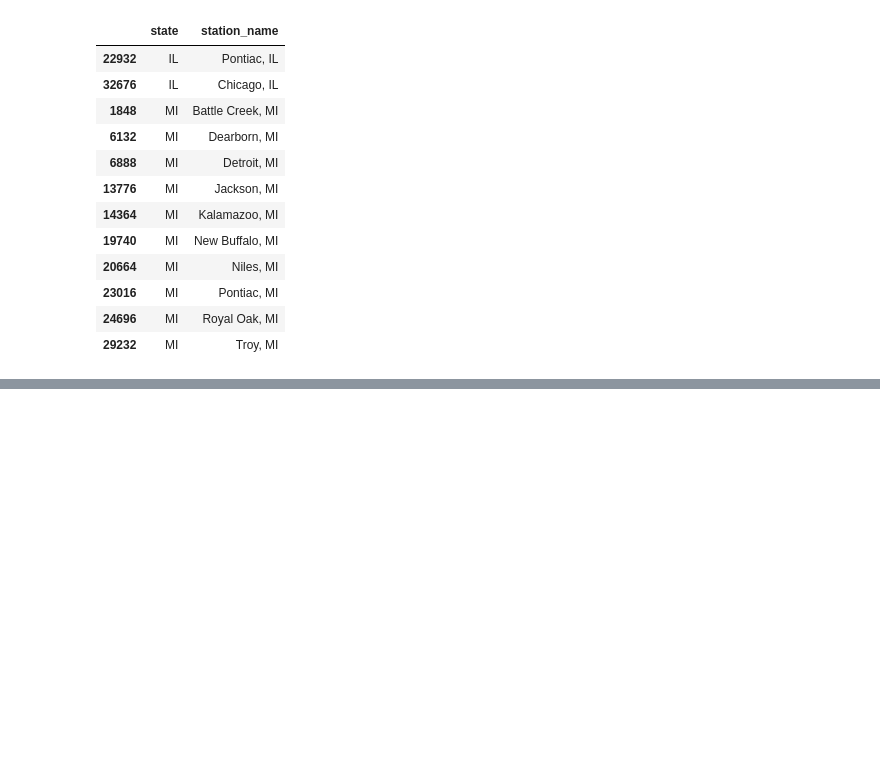
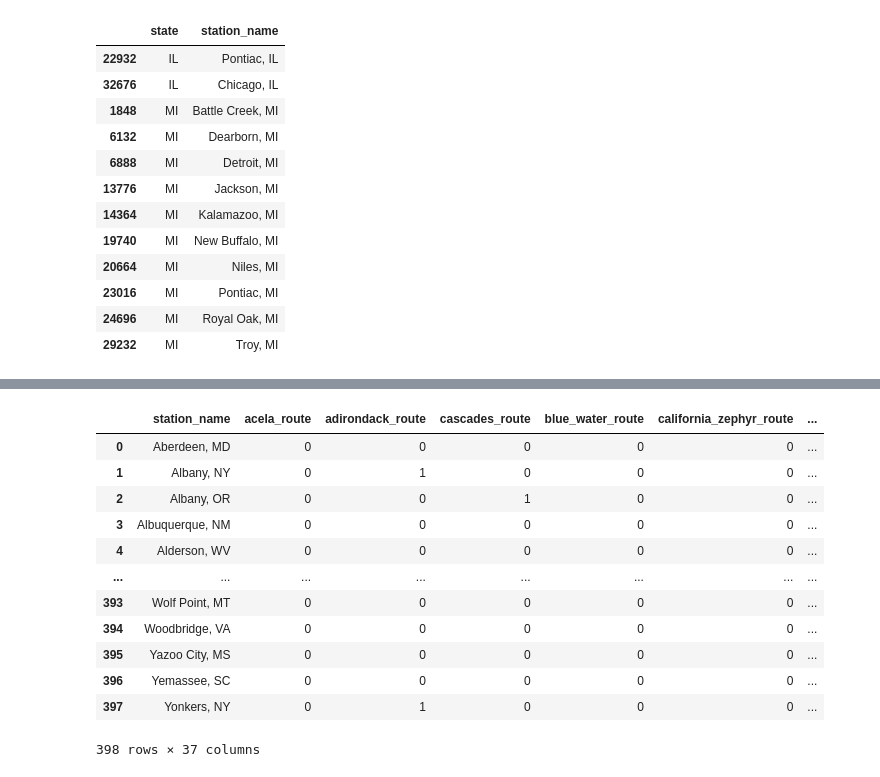
Before and after one commit to statzenthusiast921/amtrak_analysis, a Jupyter notebook: scripts/Adding in Route Data 07.13.24.ipynb, the cells around one changed output, grey strips where cells are left out. Drawn from its saved outputs; the diff is of its cells as text; code cells hidden in the pictures; blank space fills up the shorter version.

```diff
--- a/scripts/Adding in Route Data 07.13.24.ipynb
+++ b/scripts/Adding in Route Data 07.13.24.ipynb
@@ -199,0 +226,41 @@ test['station_name'].unique().tolist()
+# %%
+amtrak_df['num_routes'] = amtrak_df['acela_route'] + amtrak_df['adirondack_route'] + amtrak_df['cascades_route'] + amtrak_df['blue_water_route'] + amtrak_df['california_zephyr_route'] + amtrak_df['capital_corridor_route'] + amtrak_df['capital_limited_route'] + amtrak_df['cardinal_route'] + amtrak_df['carl_sandburg_route'] + amtrak_df['carolian_route'] + amtrak_df['city_of_new_orleans_route'] + amtrak_df['coast_starlight_route'] + amtrak_df['crescent_route'] + amtrak_df['downeaster_route'] + amtrak_df['empire_builder_route'] + amtrak_df['ethan_allen_route'] + amtrak_df['heartland_flyer_route'] + amtrak_df['hiawatha_route'] + amtrak_df['lake_shore_route'] + amtrak_df['lincoln_route'] + amtrak_df['maple_leaf_route'] + amtrak_df['missouri_river_runner_route'] + amtrak_df['ne_regional_route'] + amtrak_df['pacific_surliner_route'] + amtrak_df['illini_saluki_route'] + amtrak_df['keystone_route'] + amtrak_df['palmetto_route'] + amtrak_df['pennsylvanian_route'] + amtrak_df['pere_marquette_route'] + amtrak_df['piedmont_route'] + amtrak_df['san_joaquins_route'] + amtrak_df['silver_meteor_route'] + amtrak_df['southwest_chief_route'] + amtrak_df['sunset_limited_route'] + amtrak_df['wolverine_route']
+# %%
+sum_ridership_by_route = amtrak_df[amtrak_df['Year']==2022]
+del sum_ridership_by_route['Month']
+del sum_ridership_by_route['address']
+del sum_ridership_by_route['state']
+del sum_ridership_by_route['abbrev']
+del sum_ridership_by_route['lat']
+del sum_ridership_by_route['lon']
+
+matrix_of_rides = pd.DataFrame(sum_ridership_by_route.groupby(['Year', 'station_name','acela_route', 'adirondack_route',
+       'cascades_route', 'blue_water_route', 'california_zephyr_route',
+       'capital_corridor_route', 'capital_limited_route', 'cardinal_route',
+       'carl_sandburg_route', 'carolian_route', 'city_of_new_orleans_route',
+       'coast_starlight_route', 'crescent_route', 'downeaster_route',
+       'empire_builder_route', 'ethan_allen_route', 'heartland_flyer_route',
+       'hiawatha_route', 'illini_saluki_route', 'keystone_route',
+       'lake_shore_route', 'lincoln_route', 'maple_leaf_route',
+       'missouri_river_runner_route', 'ne_regional_route',
+       'pacific_surliner_route', 'palmetto_route', 'pennsylvanian_route',
+       'pere_marquette_route', 'piedmont_route', 'san_joaquins_route',
+       'silver_meteor_route', 'southwest_chief_route', 'sunset_limited_route',
+       'wolverine_route'])['Rides'].agg('sum')).reset_index()
+
+del matrix_of_rides['Year']
+matrix_of_rides
+# %% [output]
+|  | station_name | acela_route | adirondack_route | cascades_route | blue_water_route | california_zephyr_route | ... |
+| 0 | Aberdeen, MD | 0 | 0 | 0 | 0 | 0 | ... |
+| 1 | Albany, NY | 0 | 1 | 0 | 0 | 0 | ... |
+| 2 | Albany, OR | 0 | 0 | 1 | 0 | 0 | ... |
+| 3 | Albuquerque, NM | 0 | 0 | 0 | 0 | 0 | ... |
+| 4 | Alderson, WV | 0 | 0 | 0 | 0 | 0 | ... |
+| ... | ... | ... | ... | ... | ... | ... | ... |
+| 393 | Wolf Point, MT | 0 | 0 | 0 | 0 | 0 | ... |
+| 394 | Woodbridge, VA | 0 | 0 | 0 | 0 | 0 | ... |
+| 395 | Yazoo City, MS | 0 | 0 | 0 | 0 | 0 | ... |
+| 396 | Yemassee, SC | 0 | 0 | 0 | 0 | 0 | ... |
+| 397 | Yonkers, NY | 0 | 1 | 0 | 0 | 0 | ... |
+398 rows × 37 columns
```
Also changed, not shown: parts of 23 cells of this notebook.
